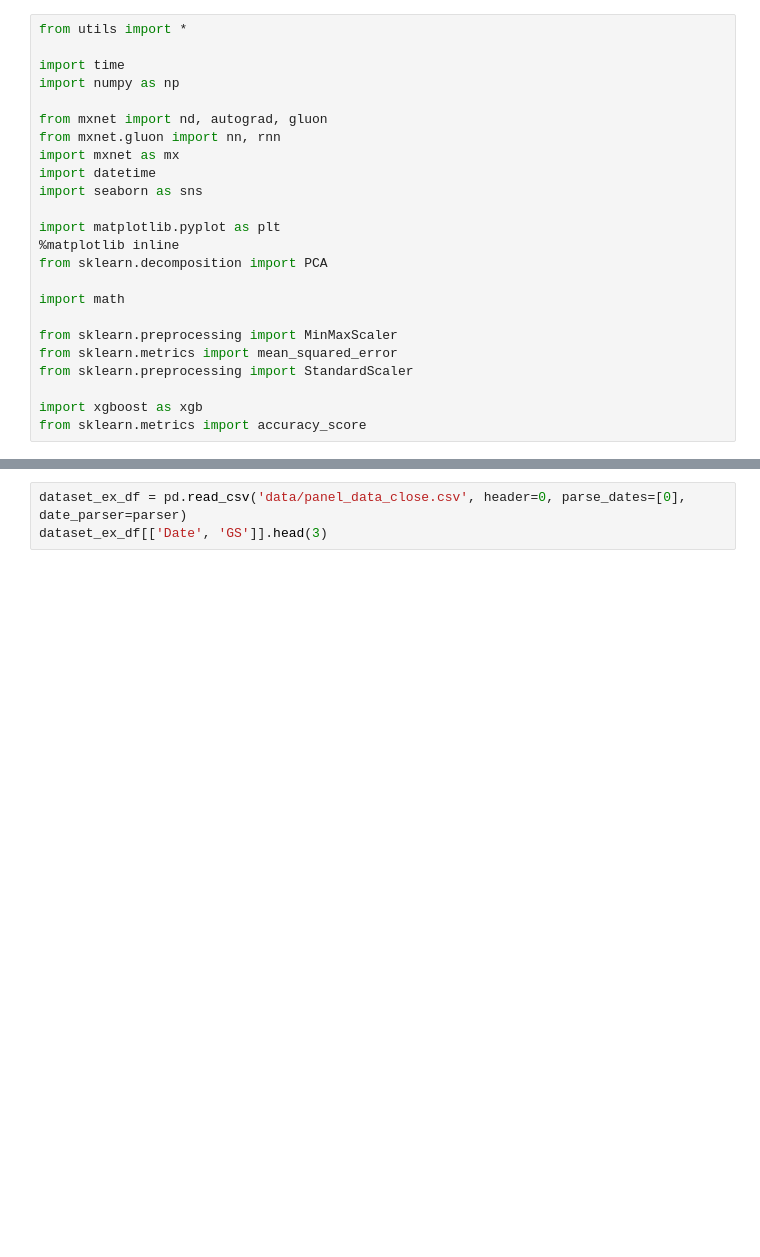
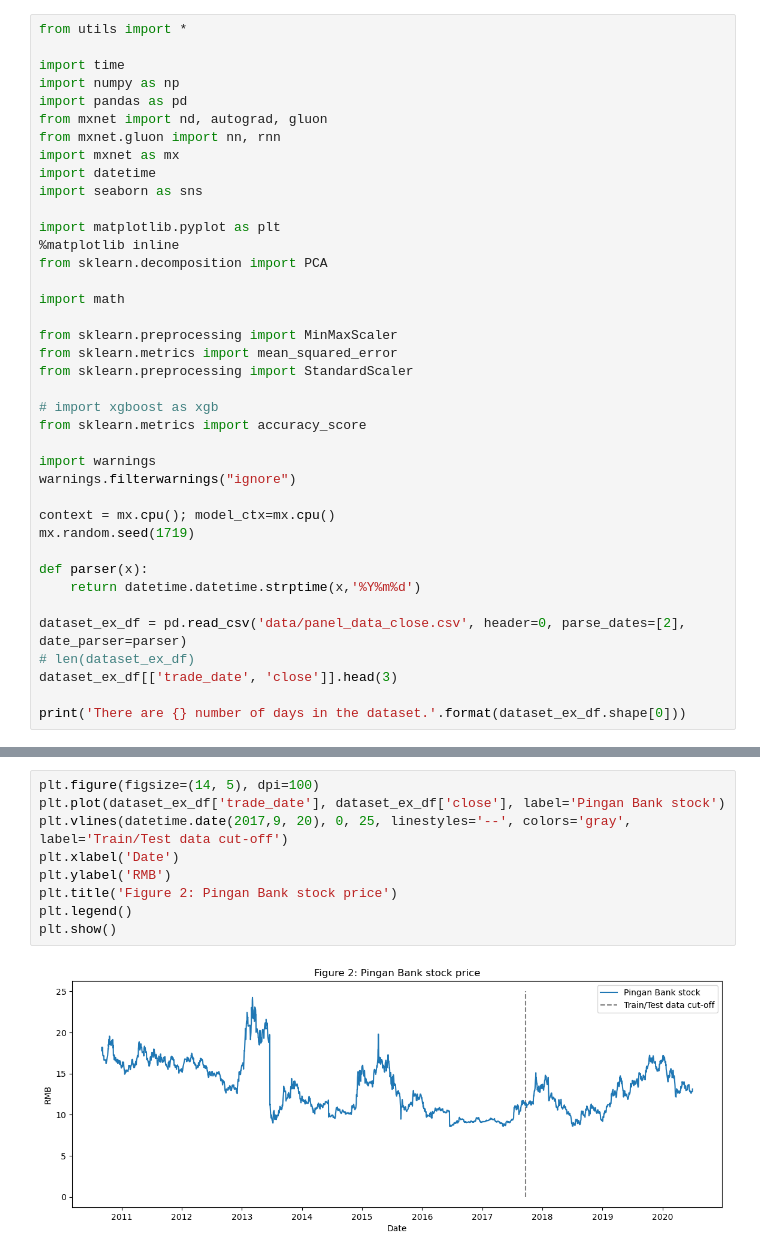
Before and after one commit to bizeasy17/investtrack, a Jupyter notebook: predication/pred_bundle.ipynb, the cells around one changed output, grey strips where cells are left out. Cells and saved outputs as stored; diff of their text form; blank space fills up the shorter version.

```diff
--- a/predication/pred_bundle.ipynb
+++ b/predication/pred_bundle.ipynb
@@ -3,7 +3,7 @@ from utils import *
 
 import time
 import numpy as np
-
+import pandas as pd
 from mxnet import nd, autograd, gluon
 from mxnet.gluon import nn, rnn
 import mxnet as mx
@@ -20,5 +20,20 @@ from sklearn.preprocessing import MinMaxScaler
 from sklearn.metrics import mean_squared_error
 from sklearn.preprocessing import StandardScaler
 
-import xgboost as xgb
+# import xgboost as xgb
 from sklearn.metrics import accuracy_score
+
+import warnings
+warnings.filterwarnings("ignore")
+
+context = mx.cpu(); model_ctx=mx.cpu()
+mx.random.seed(1719)
+
+def parser(x):
+    return datetime.datetime.strptime(x,'%Y%m%d')
+
+dataset_ex_df = pd.read_csv('data/panel_data_close.csv', header=0, parse_dates=[2], date_parser=parser)
+# len(dataset_ex_df)
+dataset_ex_df[['trade_date', 'close']].head(3)
+
+print('There are {} number of days in the dataset.'.format(dataset_ex_df.shape[0]))
@@ -34,3 +42,11 @@ def parser(x):
-# %%
-dataset_ex_df = pd.read_csv('data/panel_data_close.csv', header=0, parse_dates=[0], date_parser=parser)
-dataset_ex_df[['Date', 'GS']].head(3)
+# %%
+plt.figure(figsize=(14, 5), dpi=100)
+plt.plot(dataset_ex_df['trade_date'], dataset_ex_df['close'], label='Pingan Bank stock')
+plt.vlines(datetime.date(2017,9, 20), 0, 25, linestyles='--', colors='gray', label='Train/Test data cut-off')
+plt.xlabel('Date')
+plt.ylabel('RMB')
+plt.title('Figure 2: Pingan Bank stock price')
+plt.legend()
+plt.show()
+# %% [output]
+[figure, added]
```
Also changed, not shown: parts of 15 cells of this notebook.
